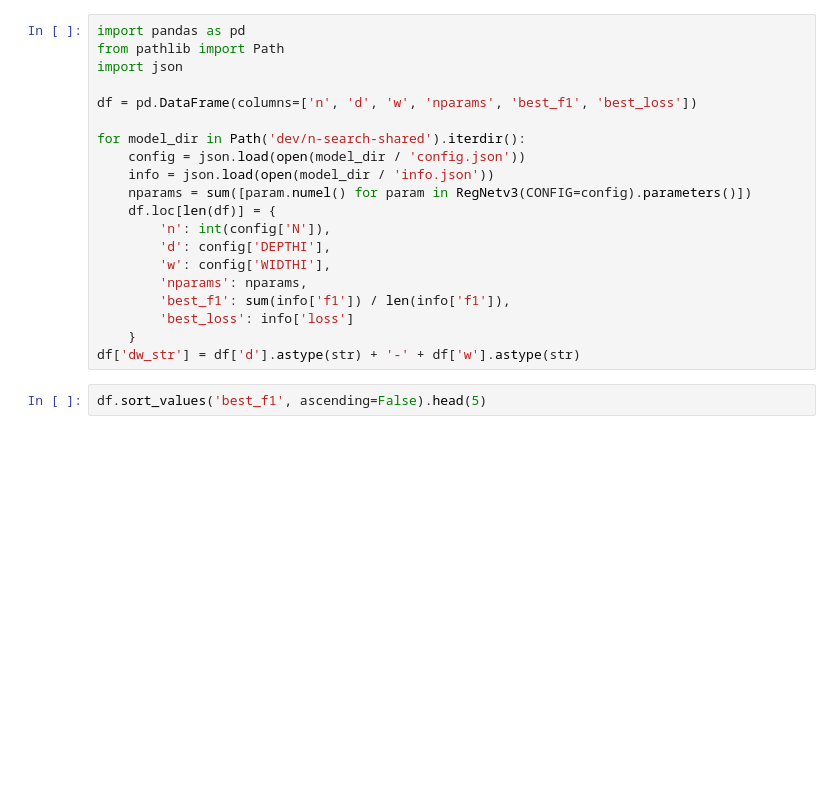
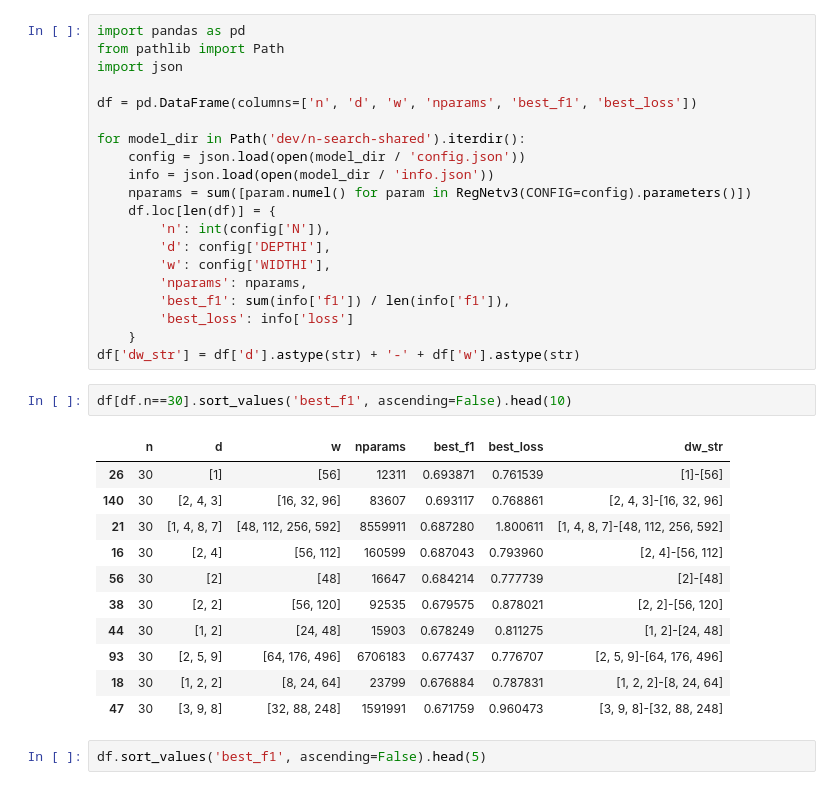
Before and after one commit to Musa-Azeem/eating-detection, a Jupyter notebook: data_aug.ipynb, the cells around one changed output. Saved outputs shown, nothing was run; the diff lists cells and outputs as text; blank space fills up the shorter version.

```diff
--- a/data_aug.ipynb
+++ b/data_aug.ipynb
@@ -32,6 +32,20 @@ for model_dir in Path('dev/n-search-shared').iterdir():
         'best_loss': info['loss']
     }
 df['dw_str'] = df['d'].astype(str) + '-' + df['w'].astype(str)
+# %%
+df[df.n==30].sort_values('best_f1', ascending=False).head(10)
+# %% [output]
+|  | n | d | w | nparams | best_f1 | best_loss | dw_str |
+| 26 | 30 | [1] | [56] | 12311 | 0.693871 | 0.761539 | [1]-[56] |
+| 140 | 30 | [2, 4, 3] | [16, 32, 96] | 83607 | 0.693117 | 0.768861 | [2, 4, 3]-[16, 32, 96] |
+| 21 | 30 | [1, 4, 8, 7] | [48, 112, 256, 592] | 8559911 | 0.687280 | 1.800611 | [1, 4, 8, 7]-[48, 112, 256, 592] |
+| 16 | 30 | [2, 4] | [56, 112] | 160599 | 0.687043 | 0.793960 | [2, 4]-[56, 112] |
+| 56 | 30 | [2] | [48] | 16647 | 0.684214 | 0.777739 | [2]-[48] |
+| 38 | 30 | [2, 2] | [56, 120] | 92535 | 0.679575 | 0.878021 | [2, 2]-[56, 120] |
+| 44 | 30 | [1, 2] | [24, 48] | 15903 | 0.678249 | 0.811275 | [1, 2]-[24, 48] |
+| 93 | 30 | [2, 5, 9] | [64, 176, 496] | 6706183 | 0.677437 | 0.776707 | [2, 5, 9]-[64, 176, 496] |
+| 18 | 30 | [1, 2, 2] | [8, 24, 64] | 23799 | 0.676884 | 0.787831 | [1, 2, 2]-[8, 24, 64] |
+| 47 | 30 | [3, 9, 8] | [32, 88, 248] | 1591991 | 0.671759 | 0.960473 | [3, 9, 8]-[32, 88, 248] |
 # %%
 df.sort_values('best_f1', ascending=False).head(5)
 # %% [output]
```
Also changed, not shown: parts of 6 cells of this notebook, 5 other files.
